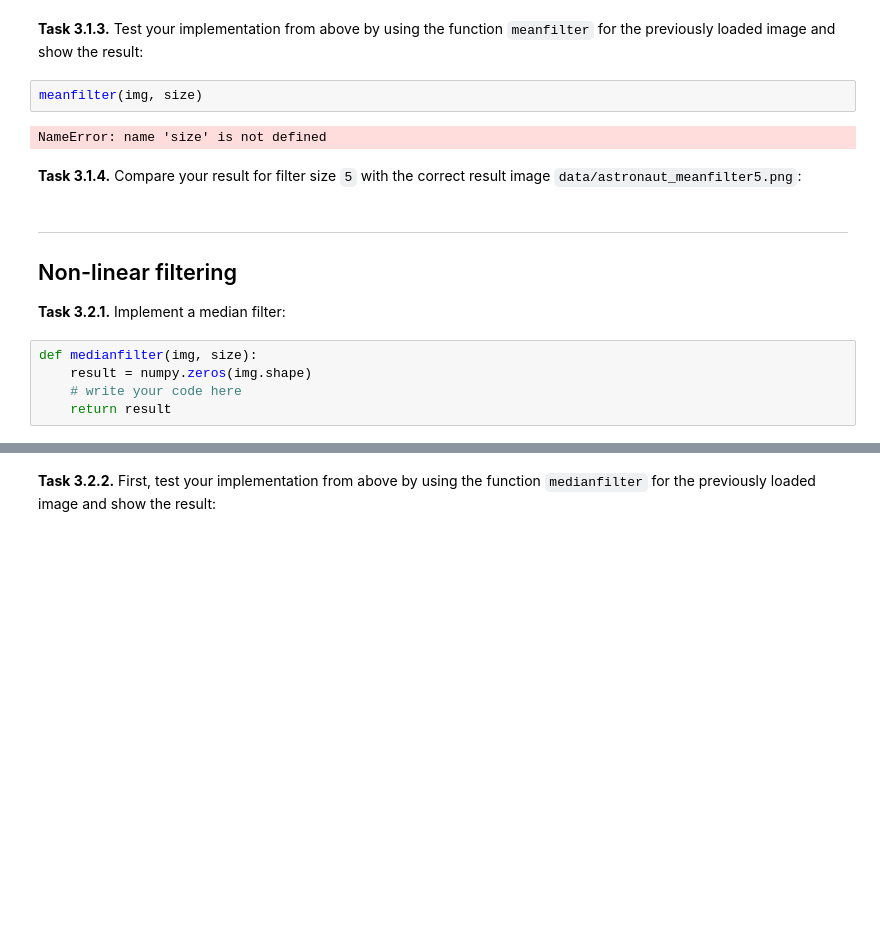
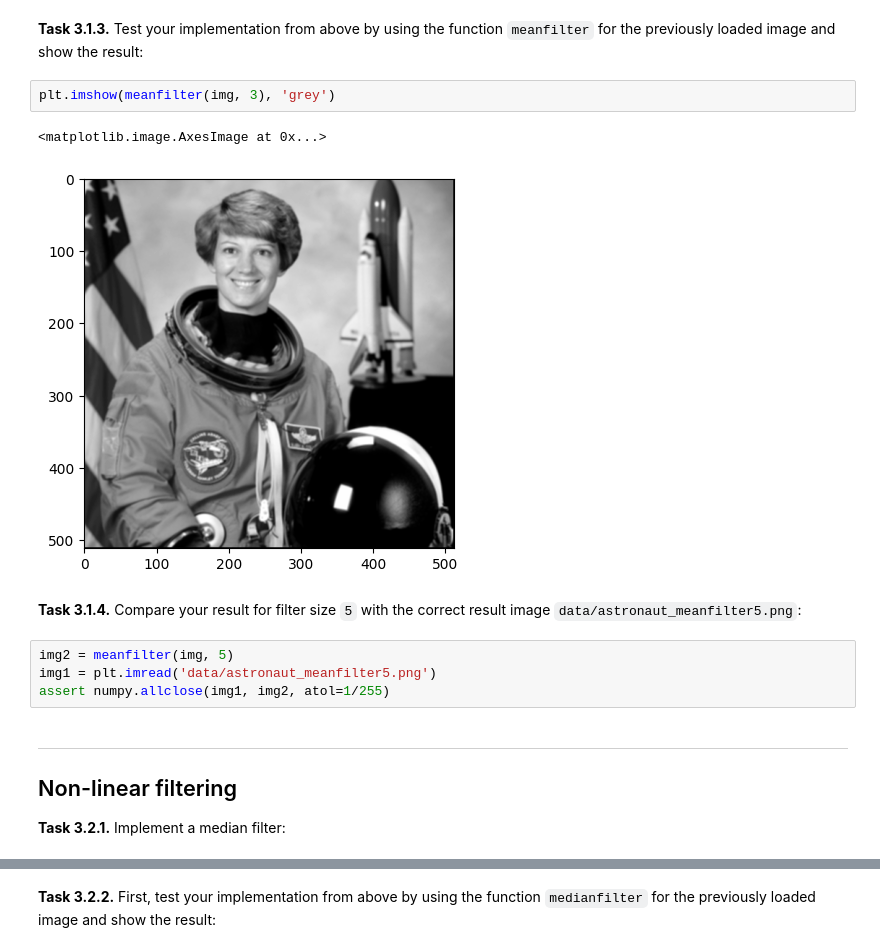
Before and after one commit to MarieSchnabel/mobi-fs3-python, a Jupyter notebook: task3.ipynb, the cells around one changed output, grey strips where cells are left out. Drawn from its saved outputs; the diff is of its cells as text; blank space fills up the shorter version.

```diff
--- a/task3.ipynb
+++ b/task3.ipynb
@@ -31,20 +31,20 @@ def meanfilter(img, size):
     return result
 # %% [markdown]
 **<a id="#">Task 3.1.3.</a>** Test your implementation from above by using the function `meanfilter` for the previously loaded image and show the result:
-# %%
-meanfilter(img, size)
-# %% [output]
-NameError: name 'size' is not defined
+# %%
+plt.imshow(meanfilter(img, 3), 'grey')
+# %% [output]
+<matplotlib.image.AxesImage at 0x...>
+[figure, added]
 # %% [markdown]
 **<a id="#">Task 3.1.4.</a>** Compare your result for filter size `5` with the correct result image `data/astronaut_meanfilter5.png`:
+# %%
+img2 = meanfilter(img, 5)
+img1 = plt.imread('data/astronaut_meanfilter5.png')
+assert numpy.allclose(img1, img2, atol=1/255)
 # %% [markdown]
 ---
 
 ## Non-linear filtering
 
 **<a id="#">Task 3.2.1.</a>** Implement a median filter:
-# %%
-def medianfilter(img, size):
-    result = numpy.zeros(img.shape)
-    # write your code here
-    return result
```
Also changed, not shown: parts of 10 cells of this notebook.
